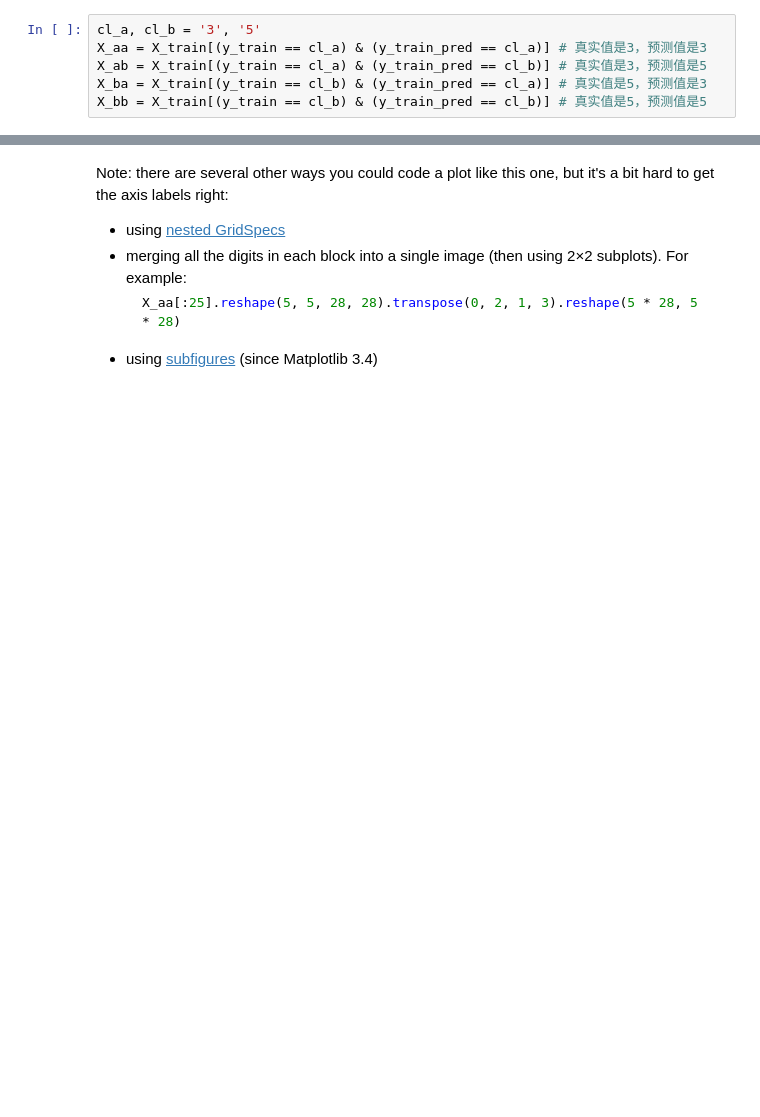
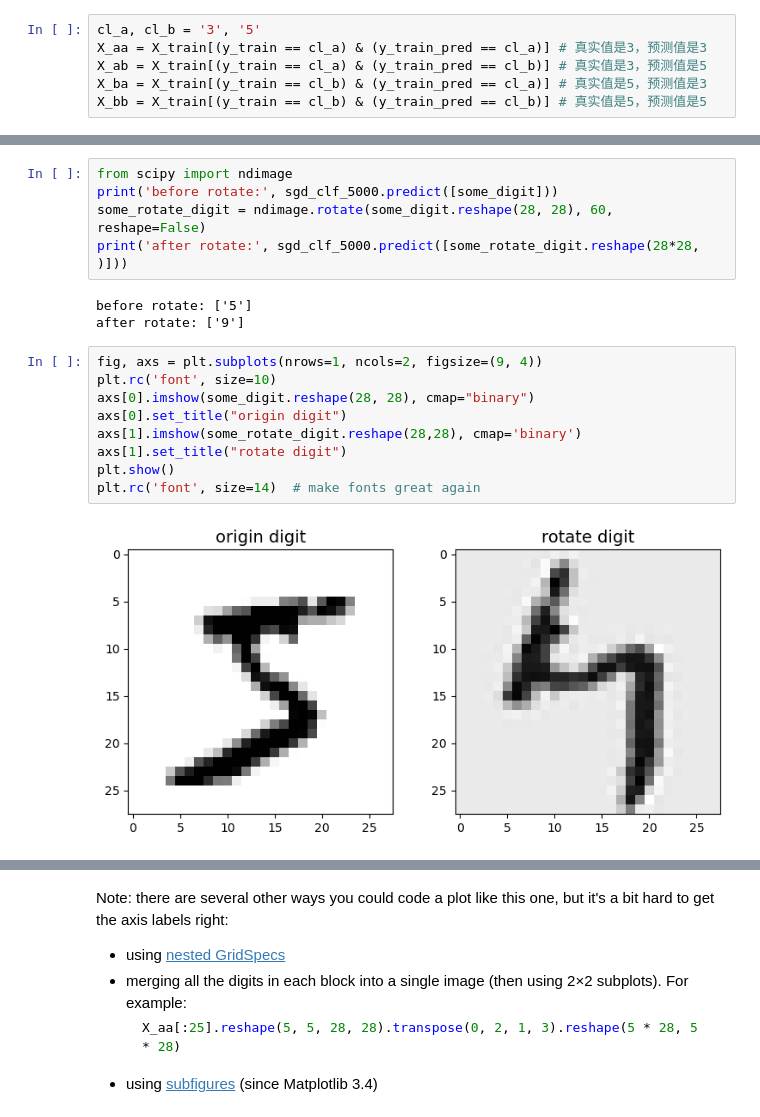
Before and after one commit to zhouchiji/handson-ml3, a Jupyter notebook: 03_classification.ipynb, the cells around one changed output, grey strips where cells are left out. Drawn from its saved outputs; the diff is of its cells as text; blank space fills up the shorter version.

Commit message:
data rotate

```diff
--- a/03_classification.ipynb
+++ b/03_classification.ipynb
@@ -702,0 +707,19 @@ plt.show()
+# %%
+from scipy import ndimage
+print('before rotate:', sgd_clf_5000.predict([some_digit]))
+some_rotate_digit = ndimage.rotate(some_digit.reshape(28, 28), 60, reshape=False)
+print('after rotate:', sgd_clf_5000.predict([some_rotate_digit.reshape(28*28, )]))
+# %% [output]
+before rotate: ['5']
+after rotate: ['9']
+# %%
+fig, axs = plt.subplots(nrows=1, ncols=2, figsize=(9, 4))
+plt.rc('font', size=10)
+axs[0].imshow(some_digit.reshape(28, 28), cmap="binary")
+axs[0].set_title("origin digit")
+axs[1].imshow(some_rotate_digit.reshape(28,28), cmap='binary')
+axs[1].set_title("rotate digit")
+plt.show()
+plt.rc('font', size=14)  # make fonts great again
+# %% [output]
+[figure, added]
```
Also changed, not shown: parts of 5 cells of this notebook.
